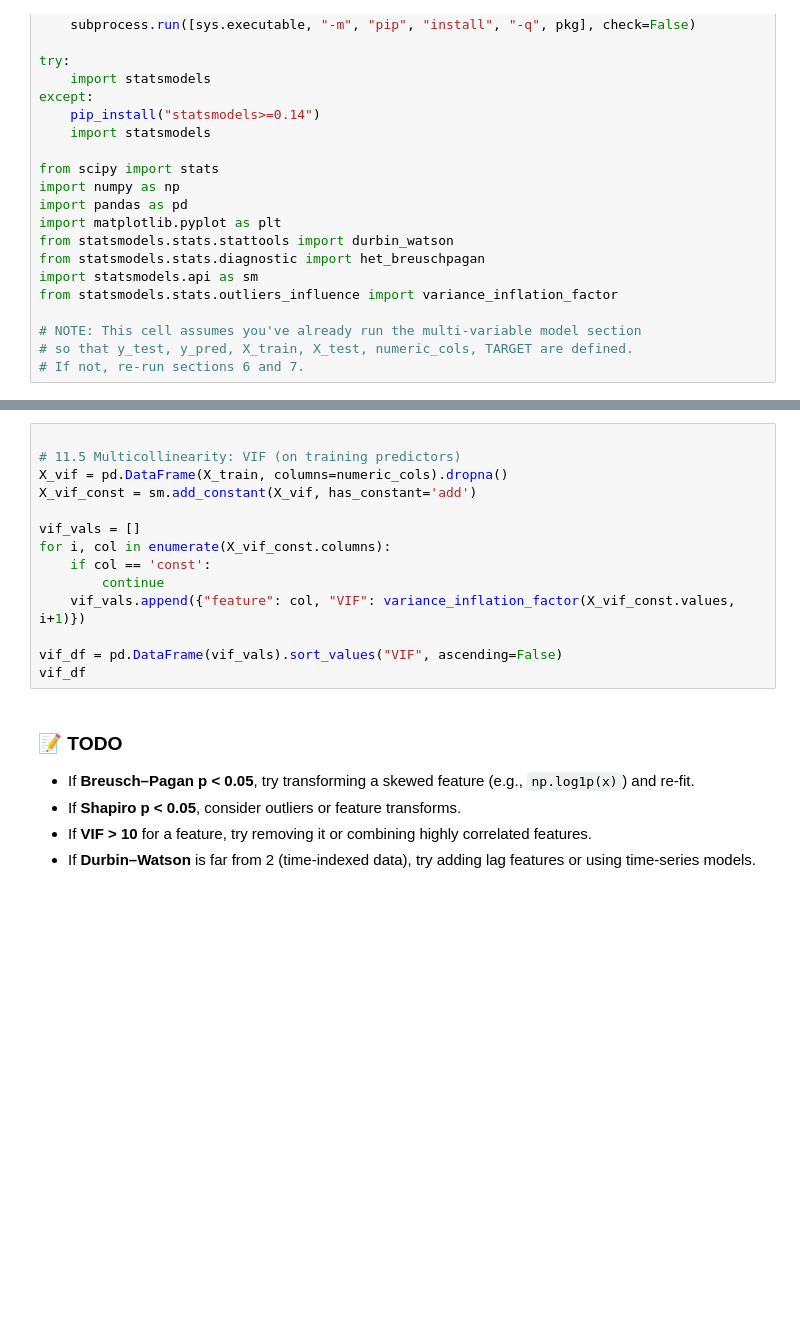
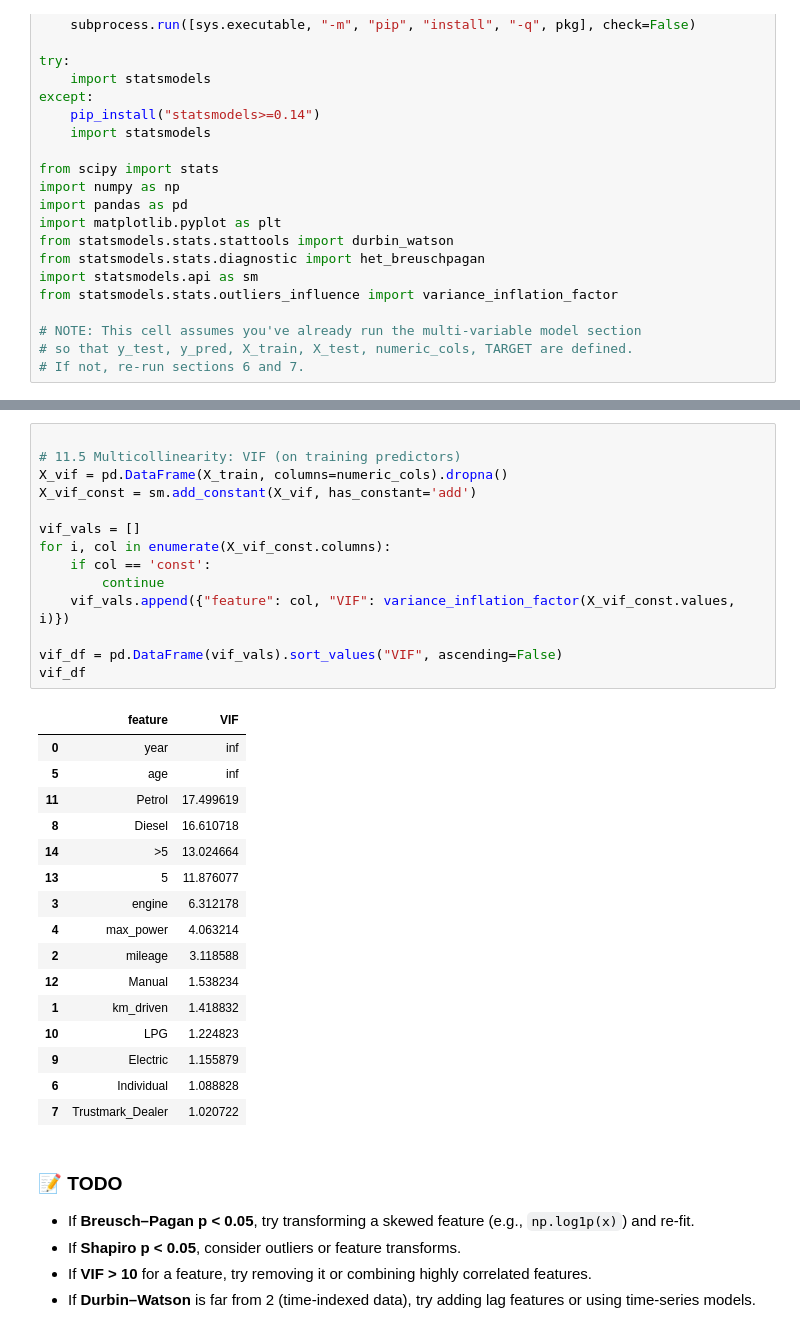
Before and after one commit to ShaikMohammad786/Machine-Learning-SEMV-Labs, a Jupyter notebook: Cars_Linear_Regression_Simple_Colab.ipynb, the cells around one changed output, grey strips where cells are left out. Saved outputs shown, nothing was run; the diff lists cells and outputs as text; blank space fills up the shorter version.

```diff
--- a/Cars_Linear_Regression_Simple_Colab.ipynb
+++ b/Cars_Linear_Regression_Simple_Colab.ipynb
@@ -478,17 +507,34 @@ print("Rule of thumb: p-value > 0.05 ⇒ no strong evidence of heteroscedasticit
 # %%
 
 # 11.5 Multicollinearity: VIF (on training predictors)
 X_vif = pd.DataFrame(X_train, columns=numeric_cols).dropna()
 X_vif_const = sm.add_constant(X_vif, has_constant='add')
 
 vif_vals = []
 for i, col in enumerate(X_vif_const.columns):
     if col == 'const':
         continue
-    vif_vals.append({"feature": col, "VIF": variance_inflation_factor(X_vif_const.values, i+1)})
+    vif_vals.append({"feature": col, "VIF": variance_inflation_factor(X_vif_const.values, i)})
 
 vif_df = pd.DataFrame(vif_vals).sort_values("VIF", ascending=False)
 vif_df
+# %% [output]
+|  | feature | VIF |
+| 0 | year | inf |
+| 5 | age | inf |
+| 11 | Petrol | 17.499619 |
+| 8 | Diesel | 16.610718 |
+| 14 | >5 | 13.024664 |
+| 13 | 5 | 11.876077 |
+| 3 | engine | 6.312178 |
+| 4 | max_power | 4.063214 |
+| 2 | mileage | 3.118588 |
+| 12 | Manual | 1.538234 |
+| 1 | km_driven | 1.418832 |
+| 10 | LPG | 1.224823 |
+| 9 | Electric | 1.155879 |
+| 6 | Individual | 1.088828 |
+| 7 | Trustmark_Dealer | 1.020722 |
 # %% [markdown]
 
 ### 📝 TODO
```
Also changed, not shown: parts of 15 cells of this notebook.
